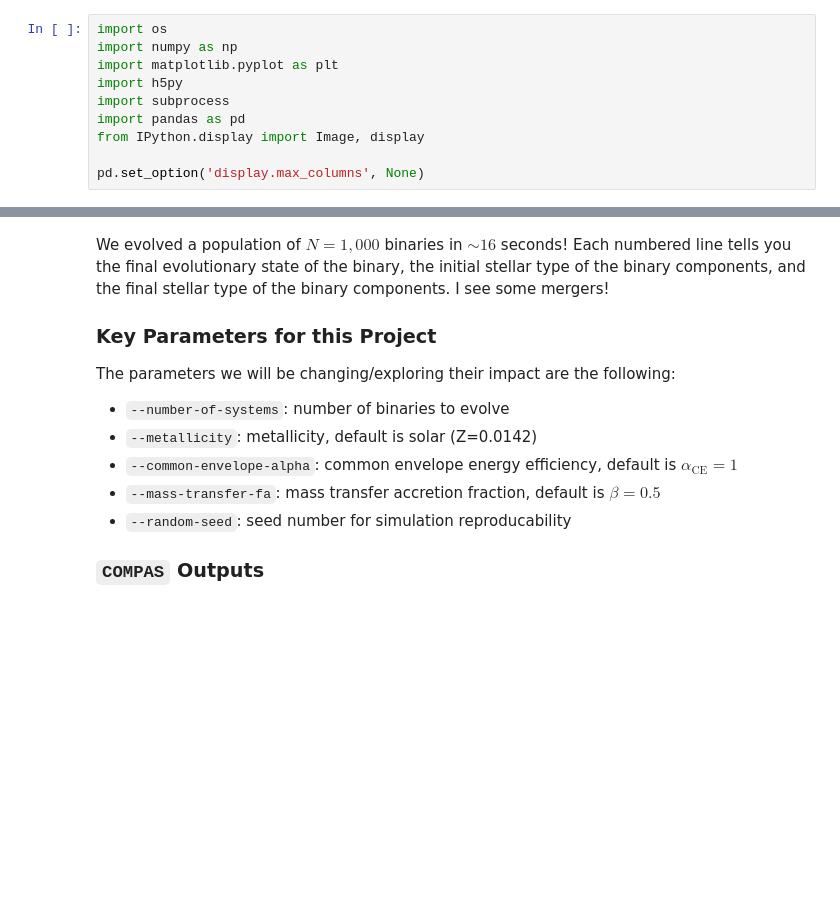
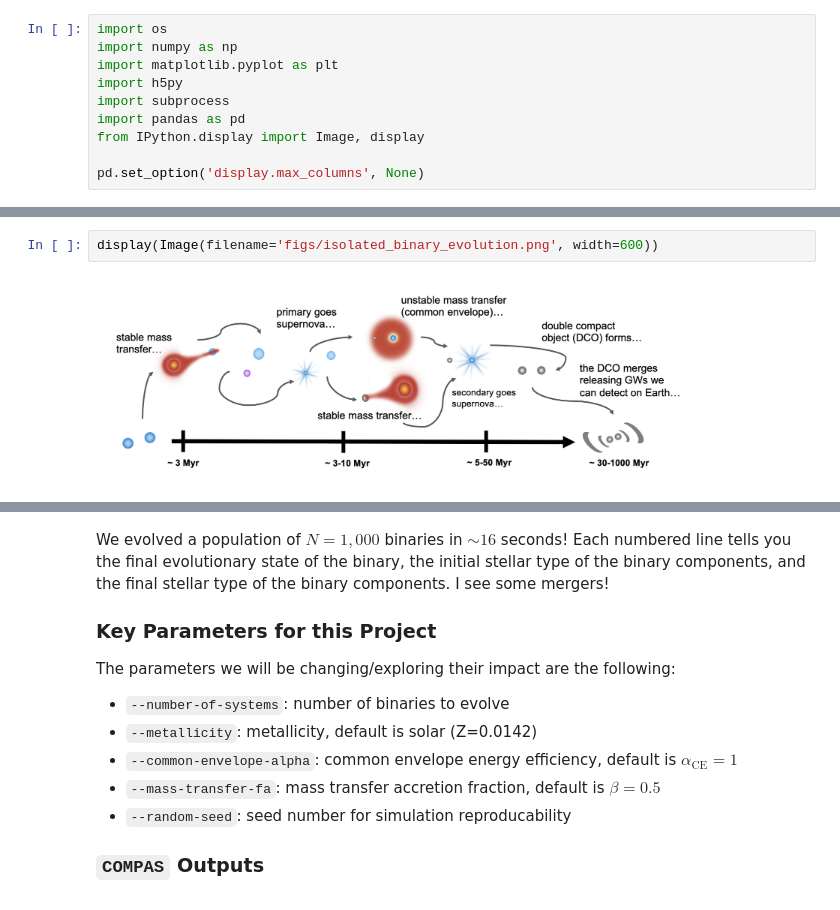
Before and after one commit to ana-lam/stellar_mergers, a Jupyter notebook: tutorial/tutorial.ipynb, the cells around one changed output, grey strips where cells are left out. Saved outputs shown, nothing was run; the diff lists cells and outputs as text; blank space fills up the shorter version.

```diff
--- a/tutorial/tutorial.ipynb
+++ b/tutorial/tutorial.ipynb
@@ -107,0 +25,4 @@ Now, we can run `COMPAS` with this configuration file.
+# %%
+display(Image(filename='figs/isolated_binary_evolution.png', width=600))
+# %% [output]
+[figure, added]
```
Also changed, not shown: parts of 3 cells of this notebook.
